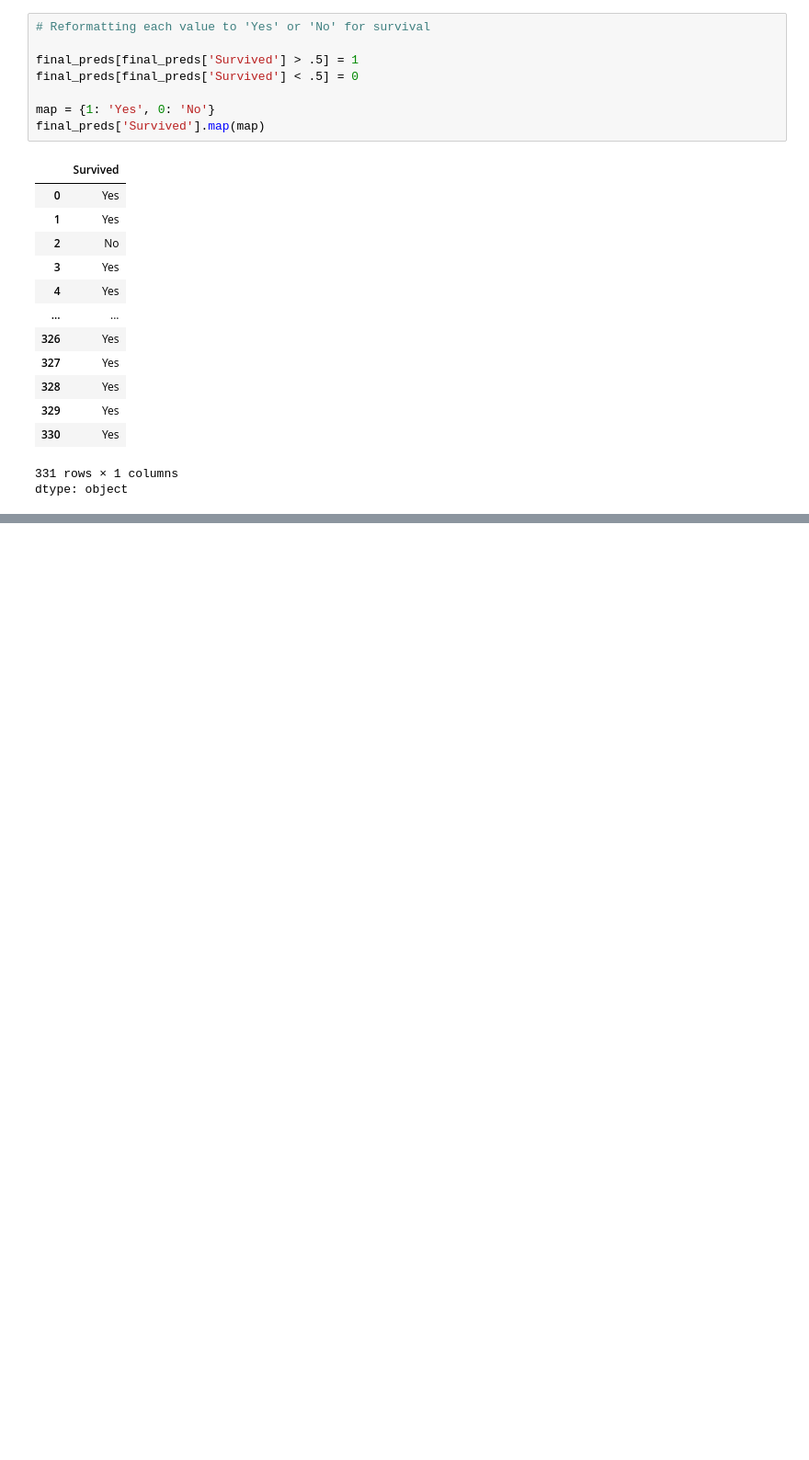
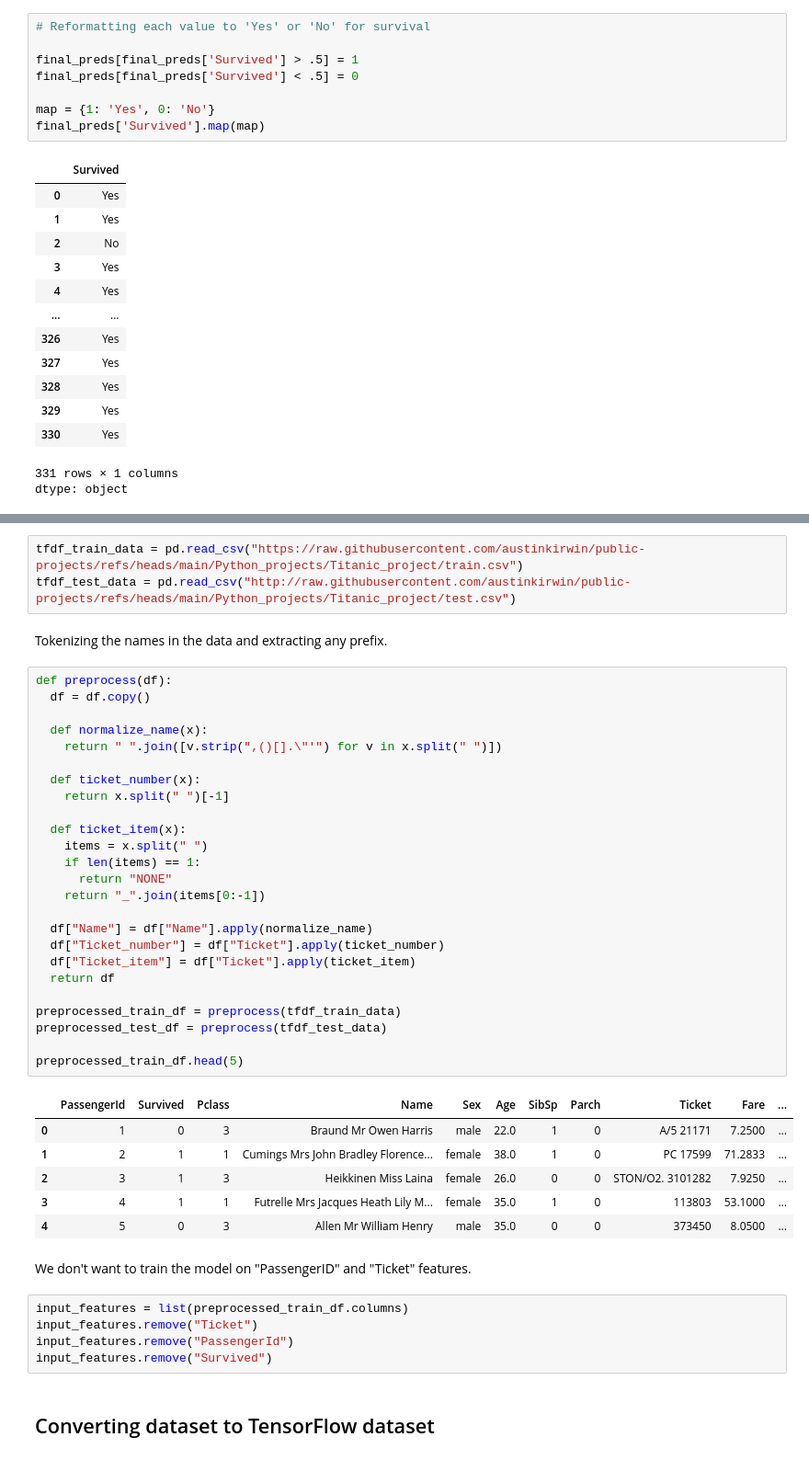
Before and after one commit to austinkirwin/public-projects, a Jupyter notebook: Python_projects/Titanic_project/Titanic_Survival.ipynb, the cells around one changed output, grey strips where cells are left out. Shown at 92% size. Saved outputs shown, nothing was run; the diff lists cells and outputs as text; blank space fills up the shorter version.

```diff
--- a/Python_projects/Titanic_project/Titanic_Survival.ipynb
+++ b/Python_projects/Titanic_project/Titanic_Survival.ipynb
@@ -92,0 +125,46 @@ dtype: object
+# %%
+tfdf_train_data = pd.read_csv("https://raw.githubusercontent.com/austinkirwin/public-projects/refs/heads/main/Python_projects/Titanic_project/train.csv")
+tfdf_test_data = pd.read_csv("http://raw.githubusercontent.com/austinkirwin/public-projects/refs/heads/main/Python_projects/Titanic_project/test.csv")
+# %% [markdown]
+Tokenizing the names in the data and extracting any prefix.
+# %%
+def preprocess(df):
+  df = df.copy()
+
+  def normalize_name(x):
+    return " ".join([v.strip(",()[].\"'") for v in x.split(" ")])
+
+  def ticket_number(x):
+    return x.split(" ")[-1]
+
+  def ticket_item(x):
+    items = x.split(" ")
+    if len(items) == 1:
+      return "NONE"
+    return "_".join(items[0:-1])
+
+  df["Name"] = df["Name"].apply(normalize_name)
+  df["Ticket_number"] = df["Ticket"].apply(ticket_number)
+  df["Ticket_item"] = df["Ticket"].apply(ticket_item)
+  return df
+
+preprocessed_train_df = preprocess(tfdf_train_data)
+preprocessed_test_df = preprocess(tfdf_test_data)
+
+preprocessed_train_df.head(5)
+# %% [output]
+|  | PassengerId | Survived | Pclass | Name | Sex | Age | SibSp | Parch | Ticket | Fare | ... |
+| 0 | 1 | 0 | 3 | Braund Mr Owen Harris | male | 22.0 | 1 | 0 | A/5 21171 | 7.2500 | ... |
+| 1 | 2 | 1 | 1 | Cumings Mrs John Bradley Florence... | female | 38.0 | 1 | 0 | PC 17599 | 71.2833 | ... |
+| 2 | 3 | 1 | 3 | Heikkinen Miss Laina | female | 26.0 | 0 | 0 | STON/O2. 3101282 | 7.9250 | ... |
+| 3 | 4 | 1 | 1 | Futrelle Mrs Jacques Heath Lily M... | female | 35.0 | 1 | 0 | 113803 | 53.1000 | ... |
+| 4 | 5 | 0 | 3 | Allen Mr William Henry | male | 35.0 | 0 | 0 | 373450 | 8.0500 | ... |
+# %% [markdown]
+We don't want to train the model on "PassengerID" and "Ticket" features.
+# %%
+input_features = list(preprocessed_train_df.columns)
+input_features.remove("Ticket")
+input_features.remove("PassengerId")
+input_features.remove("Survived")
+# %% [markdown]
+## Converting dataset to TensorFlow dataset
```
Also changed, not shown: parts of 11 cells of this notebook.
